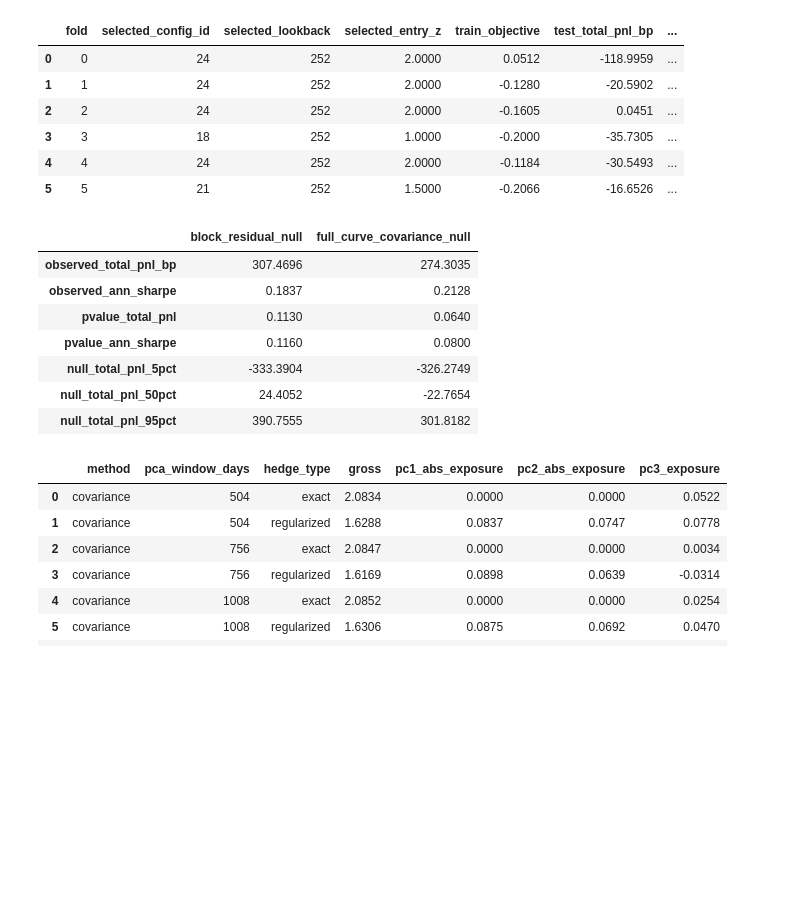
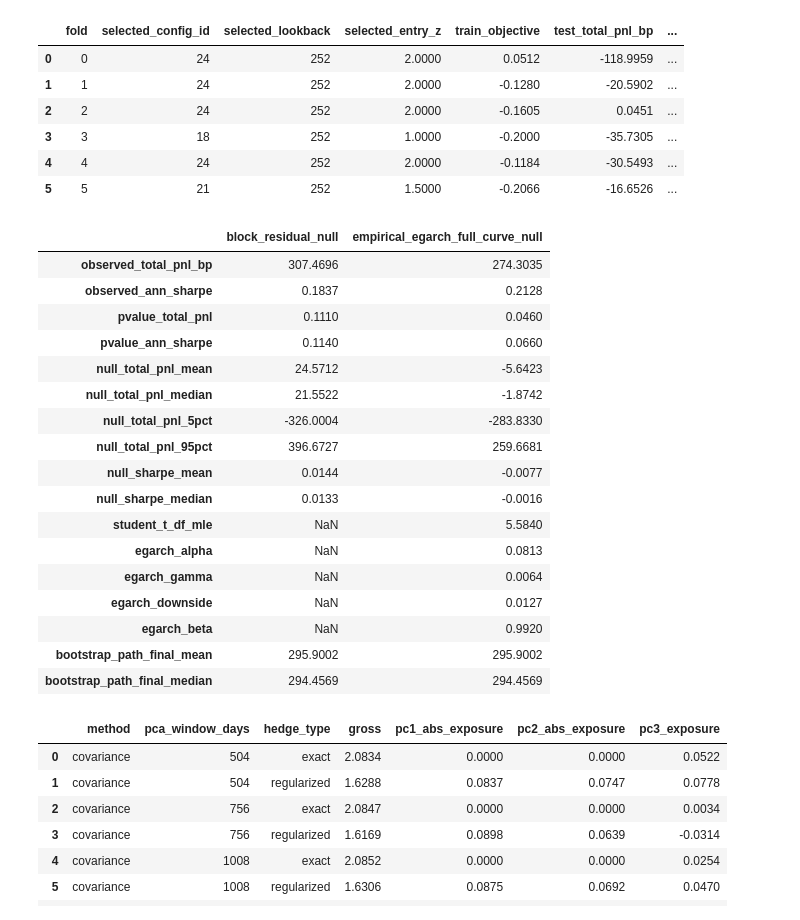
Before and after one commit to dhruvk1432/Fixed_Income_Project, a Jupyter notebook: Treasury_PCA_Butterfly_Relative_Value.ipynb, the cells around one changed output. Cells and saved outputs as stored; diff of their text form; code cells hidden in the pictures; blank space fills up the shorter version.

```diff
--- a/Treasury_PCA_Butterfly_Relative_Value.ipynb
+++ b/Treasury_PCA_Butterfly_Relative_Value.ipynb
@@ -623,44 +622,83 @@ rv_covariance_null = covariance_random_walk_strategy_null(
     yields_bp,
     regularized_weights,
     strategy="momentum",
     momentum_lookback=63,
     n_sims=500,
     seed=19,
+    innovation_method="empirical",
+    vol_model="egarch",
+    block_size=21,
+)
+rv_path_summary = block_bootstrap_path_summary(
+    carry_momentum_bt["net_pnl"],
+    block_size=21,
+    n_boot=1000,
+    seed=23,
 )
 
 treasury_null_summary = pd.DataFrame(
     {
         "block_residual_null": {
             "observed_total_pnl_bp": rv_block_null["observed_total_pnl_bp"].iloc[0],
             "observed_ann_sharpe": rv_block_null["observed_ann_sharpe"].iloc[0],
             "pvalue_total_pnl": rv_block_null["pvalue_total_pnl"].iloc[0],
             "pvalue_ann_sharpe": rv_block_null["pvalue_ann_sharpe"].iloc[0],
+            "null_total_pnl_mean": rv_block_null["total_pnl_bp"].mean(),
+            "null_total_pnl_median": rv_block_null["total_pnl_bp"].median(),
             "null_total_pnl_5pct": rv_block_null["total_pnl_bp"].quantile(0.05),
-            "null_total_pnl_50pct": rv_block_null["total_pnl_bp"].quantile(0.50),
             "null_total_pnl_95pct": rv_block_null["total_pnl_bp"].quantile(0.95),
+            "null_sharpe_mean": rv_block_null["ann_sharpe"].mean(),
+            "null_sharpe_median": rv_block_null["ann_sharpe"].median(),
+            "student_t_df_mle": np.nan,
+            "egarch_alpha": np.nan,
+            "egarch_gamma": np.nan,
+            "egarch_downside": np.nan,
+            "egarch_beta": np.nan,
+            "bootstrap_path_final_mean": rv_path_summary["mean_path"].iloc[-1],
+            "bootstrap_path_final_median": rv_path_summary["median_path"].iloc[-1],
         },
-        "full_curve_covariance_null": {
+        "empirical_egarch_full_curve_null": {
             "observed_total_pnl_bp": rv_covariance_null["observed_total_pnl_bp"].iloc[0],
             "observed_ann_sharpe": rv_covariance_null["observed_ann_sharpe"].iloc[0],
             "pvalue_total_pnl": rv_covariance_null["pvalue_total_pnl"].iloc[0],
             "pvalue_ann_sharpe": rv_covariance_null["pvalue_ann_sharpe"].iloc[0],
+            "null_total_pnl_mean": rv_covariance_null["total_pnl_bp"].mean(),
+            "null_total_pnl_median": rv_covariance_null["total_pnl_bp"].median(),
             "null_total_pnl_5pct": rv_covariance_null["total_pnl_bp"].quantile(0.05),
-            "null_total_pnl_50pct": rv_covariance_null["total_pnl_bp"].quantile(0.50),
             "null_total_pnl_95pct": rv_covariance_null["total_pnl_bp"].quantile(0.95),
+            "null_sharpe_mean": rv_covariance_null["ann_sharpe"].mean(),
+            "null_sharpe_median": rv_covariance_null["ann_sharpe"].median(),
+            "student_t_df_mle": rv_covariance_null["student_t_df_mle"].iloc[0],
+            "egarch_alpha": rv_covariance_null["egarch_alpha"].iloc[0],
+            "egarch_gamma": rv_covariance_null["egarch_gamma"].iloc[0],
+            "egarch_downside": rv_covariance_null["egarch_downside"].iloc[0],
+            "egarch_beta": rv_covariance_null["egarch_beta"].iloc[0],
+            "bootstrap_path_final_mean": rv_path_summary["mean_path"].iloc[-1],
+            "bootstrap_path_final_median": rv_path_summary["median_path"].iloc[-1],
         },
     }
 )
 
 display(treasury_null_summary.round(4))
 # %% [output]
-|  | block_residual_null | full_curve_covariance_null |
+|  | block_residual_null | empirical_egarch_full_curve_null |
 | observed_total_pnl_bp | 307.4696 | 274.3035 |
 | observed_ann_sharpe | 0.1837 | 0.2128 |
-| pvalue_total_pnl | 0.1130 | 0.0640 |
-| pvalue_ann_sharpe | 0.1160 | 0.0800 |
-| null_total_pnl_5pct | -333.3904 | -326.2749 |
-| null_total_pnl_50pct | 24.4052 | -22.7654 |
-| null_total_pnl_95pct | 390.7555 | 301.8182 |
+| pvalue_total_pnl | 0.1110 | 0.0460 |
+| pvalue_ann_sharpe | 0.1140 | 0.0660 |
+| null_total_pnl_mean | 24.5712 | -5.6423 |
+| null_total_pnl_median | 21.5522 | -1.8742 |
+| null_total_pnl_5pct | -326.0004 | -283.8330 |
+| null_total_pnl_95pct | 396.6727 | 259.6681 |
+| null_sharpe_mean | 0.0144 | -0.0077 |
+| null_sharpe_median | 0.0133 | -0.0016 |
+| student_t_df_mle | NaN | 5.5840 |
+| egarch_alpha | NaN | 0.0813 |
+| egarch_gamma | NaN | 0.0064 |
+| egarch_downside | NaN | 0.0127 |
+| egarch_beta | NaN | 0.9920 |
+| bootstrap_path_final_mean | 295.9002 | 295.9002 |
+| bootstrap_path_final_median | 294.4569 | 294.4569 |
 # %%
 treasury_sensitivity_rows = []
 for method in ("covariance", "correlation"):
```
Also changed, not shown: parts of 4 cells of this notebook, 6 other files.
